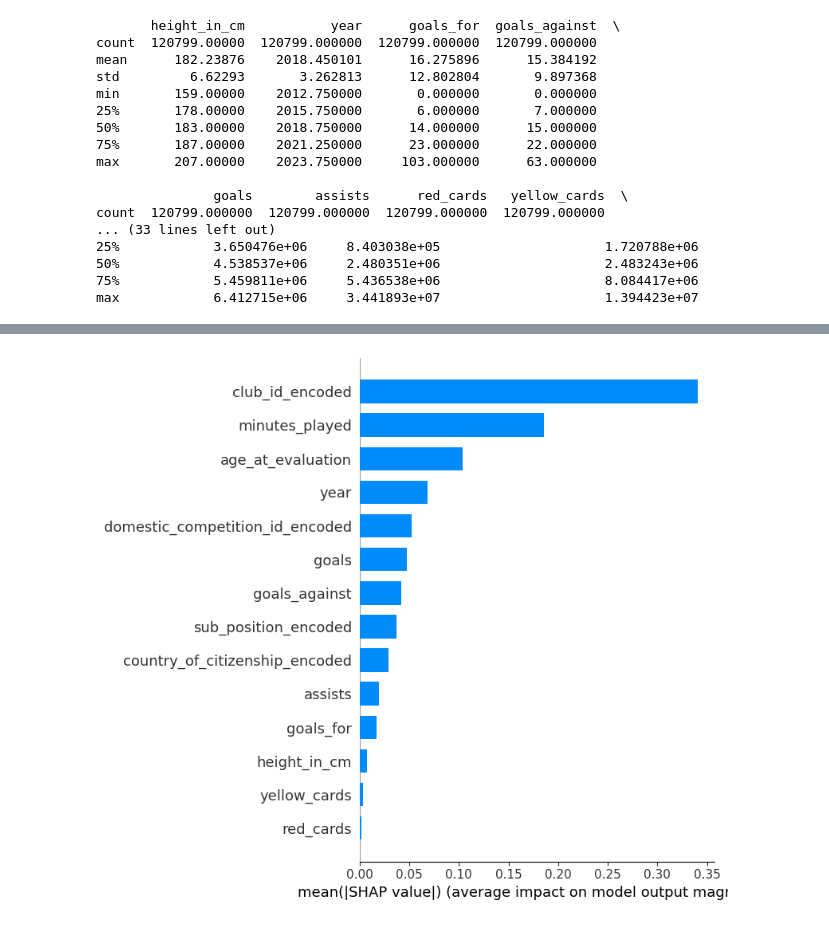
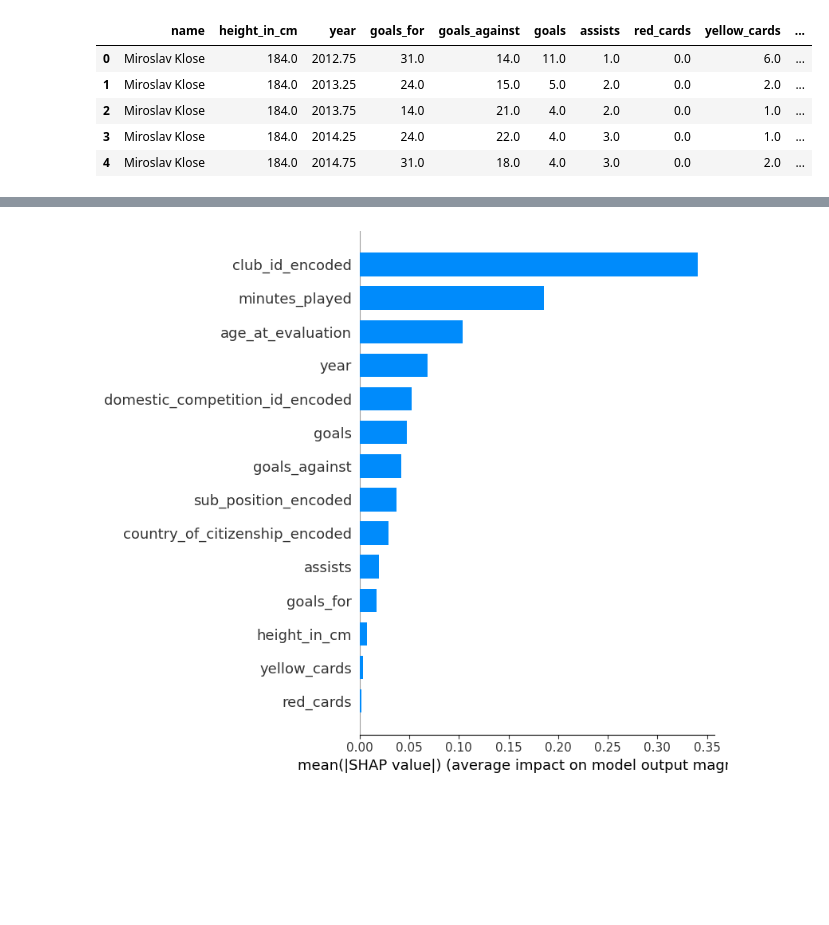
Before and after one commit to ENils1/MachineLearning, a Jupyter notebook: Visualization/Shap.ipynb, the cells around one changed output, grey strips where cells are left out. Cells and saved outputs as stored; diff of their text form; code cells hidden in the pictures; blank space fills up the shorter version.

```diff
--- a/Visualization/Shap.ipynb
+++ b/Visualization/Shap.ipynb
@@ -11,43 +11,32 @@ shap.initjs()
 # %% [output]
 [interactive output not drawn]
 # %%
-file_path = '../DataSets/EncodedData/encoded_data_04_13.csv'
+file_path = '../DataSets/EncodedData/encoded_data_04_24.csv'
 df = pd.read_csv(file_path, sep=",", encoding="UTF-8")
 
 X = df.drop(columns=['log_market_value_base10', "name", "market_value_in_eur"])  # Assuming 'value' is the column you want to predict
 y = df['log_market_value_base10']
 
 
 X_train, X_test, y_train, y_test = train_test_split(X, y, test_size=0.10, random_state=42)
 
 from xgboost import XGBRegressor
-model = XGBRegressor()
+model = XGBRegressor(n_estimators=2000, max_depth=7, learning_rate = 0.25, random_state=42)
 
 # Fit the model to the training data
 model.fit(X_train, y_train)
 
 # Make predictions on the testing data
 y_pred = model.predict(X_test)
 
-print(df.describe())
+df.head()
 # %% [output]
-       height_in_cm           year      goals_for  goals_against  \
-count  120799.00000  120799.000000  120799.000000  120799.000000
-mean      182.23876    2018.450101      16.275896      15.384192
-std         6.62293       3.262813      12.802804       9.897368
-min       159.00000    2012.750000       0.000000       0.000000
-25%       178.00000    2015.750000       6.000000       7.000000
-50%       183.00000    2018.750000      14.000000      15.000000
-75%       187.00000    2021.250000      23.000000      22.000000
-max       207.00000    2023.750000     103.000000      63.000000
-
-               goals        assists      red_cards   yellow_cards  \
-count  120799.000000  120799.000000  120799.000000  120799.000000
-... (33 lines left out)
-25%            3.650476e+06     8.403038e+05                     1.720788e+06
-50%            4.538537e+06     2.480351e+06                     2.483243e+06
-75%            5.459811e+06     5.436538e+06                     8.084417e+06
-max            6.412715e+06     3.441893e+07                     1.394423e+07
+|  | name | height_in_cm | year | goals_for | goals_against | goals | assists | red_cards | yellow_cards | ... |
+| 0 | Miroslav Klose | 184.0 | 2012.75 | 31.0 | 14.0 | 11.0 | 1.0 | 0.0 | 6.0 | ... |
+| 1 | Miroslav Klose | 184.0 | 2013.25 | 24.0 | 15.0 | 5.0 | 2.0 | 0.0 | 2.0 | ... |
+| 2 | Miroslav Klose | 184.0 | 2013.75 | 14.0 | 21.0 | 4.0 | 2.0 | 0.0 | 1.0 | ... |
+| 3 | Miroslav Klose | 184.0 | 2014.25 | 24.0 | 22.0 | 4.0 | 3.0 | 0.0 | 1.0 | ... |
+| 4 | Miroslav Klose | 184.0 | 2014.75 | 31.0 | 18.0 | 4.0 | 3.0 | 0.0 | 2.0 | ... |
 # %%
 # Create an explainer object
 explainer = shap.Explainer(model, X_train)
```
Also changed, not shown: parts of 1 cell of this notebook, 7 other files.
